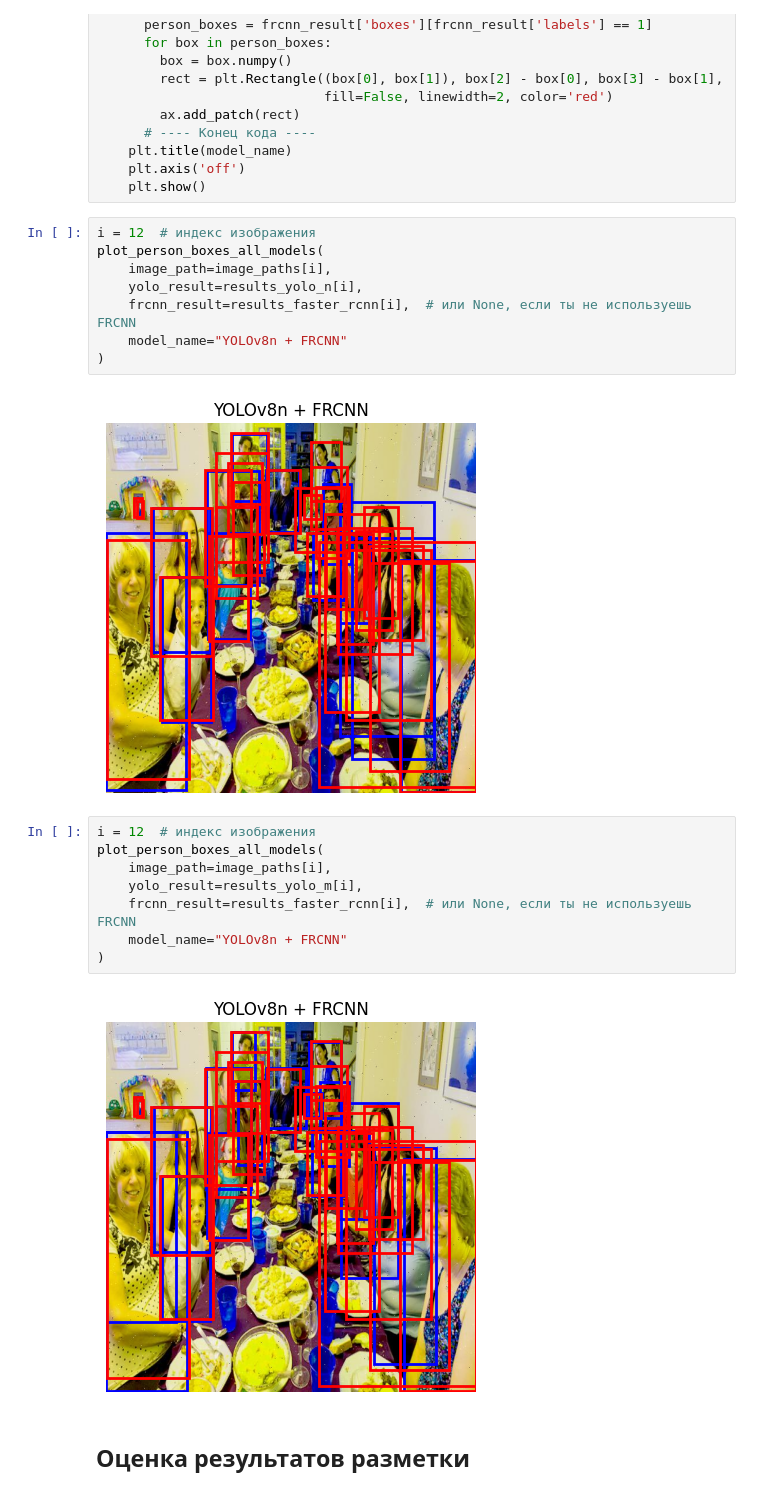
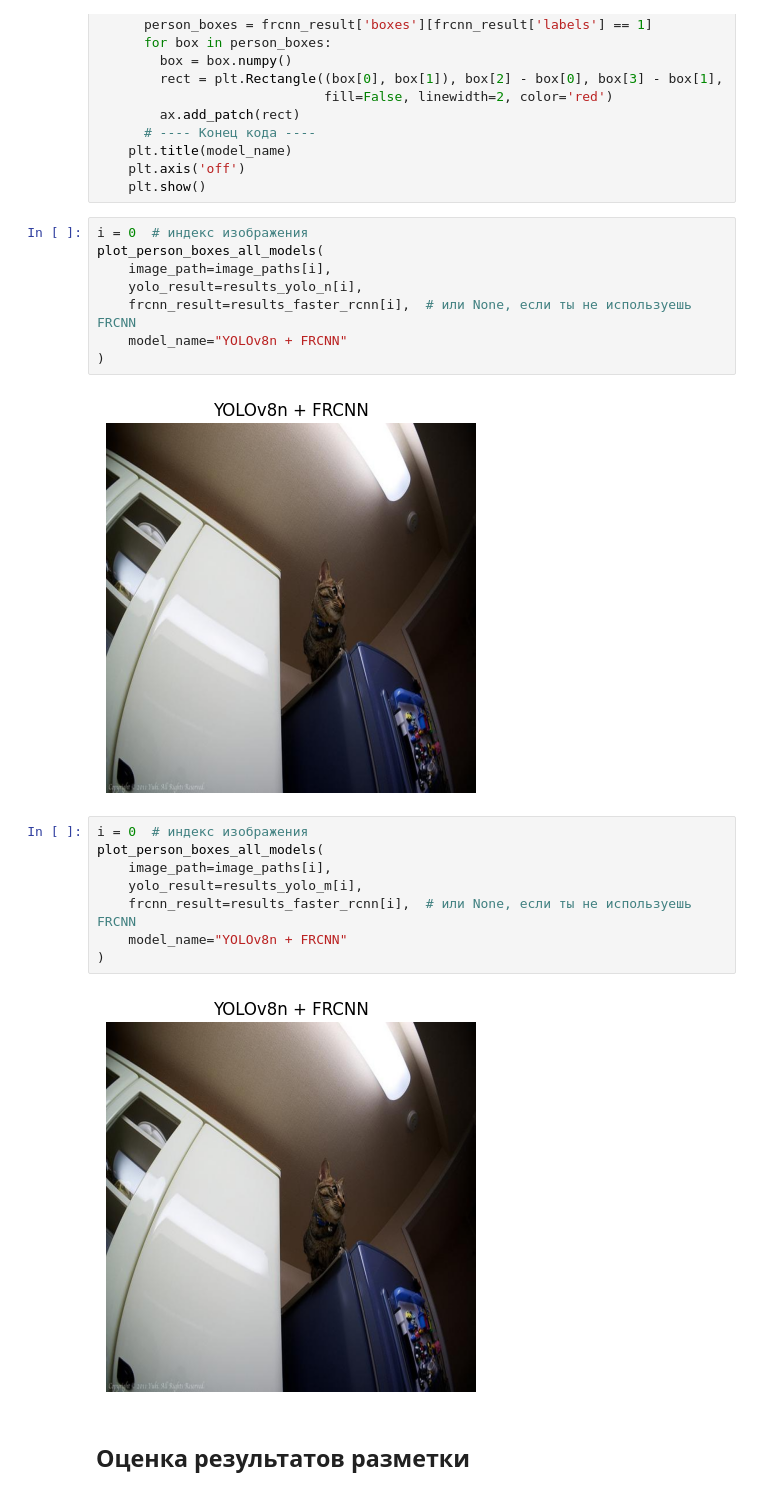
Before and after one commit to Alexey504/CV_Rocket, a Jupyter notebook: CV_Rocket_hw1_main_ALEXEY_MATVEEV.ipynb, the cells around one changed output. Drawn from its saved outputs; the diff is of its cells as text.

```diff
--- a/CV_Rocket_hw1_main_ALEXEY_MATVEEV.ipynb
+++ b/CV_Rocket_hw1_main_ALEXEY_MATVEEV.ipynb
@@ -224,7 +224,7 @@ def plot_person_boxes_all_models(image_path, yolo_result=None, frcnn_result=None
     plt.axis('off')
     plt.show()
 # %%
-i = 12  # индекс изображения
+i = 0  # индекс изображения
 plot_person_boxes_all_models(
     image_path=image_paths[i],
     yolo_result=results_yolo_n[i],
@@ -232,17 +232,17 @@ plot_person_boxes_all_models(
     model_name="YOLOv8n + FRCNN"
 )
 # %% [output]
-[figure, old version]
+[figure, new version]
 # %%
-i = 12  # индекс изображения
+i = 0  # индекс изображения
 plot_person_boxes_all_models(
     image_path=image_paths[i],
     yolo_result=results_yolo_m[i],
     frcnn_result=results_faster_rcnn[i],  # или None, если ты не используешь FRCNN
     model_name="YOLOv8n + FRCNN"
 )
 # %% [output]
-[figure, old version]
+[figure, new version]
 # %% [markdown]
 ## Оценка результатов разметки
 # %% [markdown]
```
Also changed, not shown: parts of 10 cells of this notebook.
